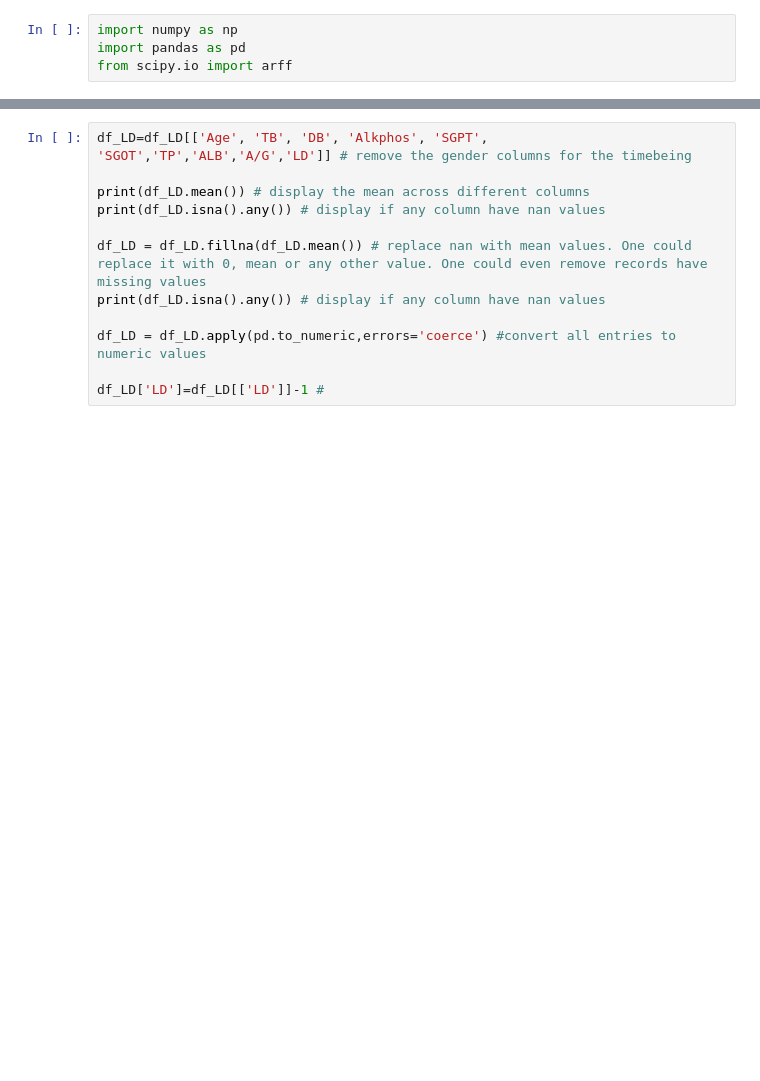
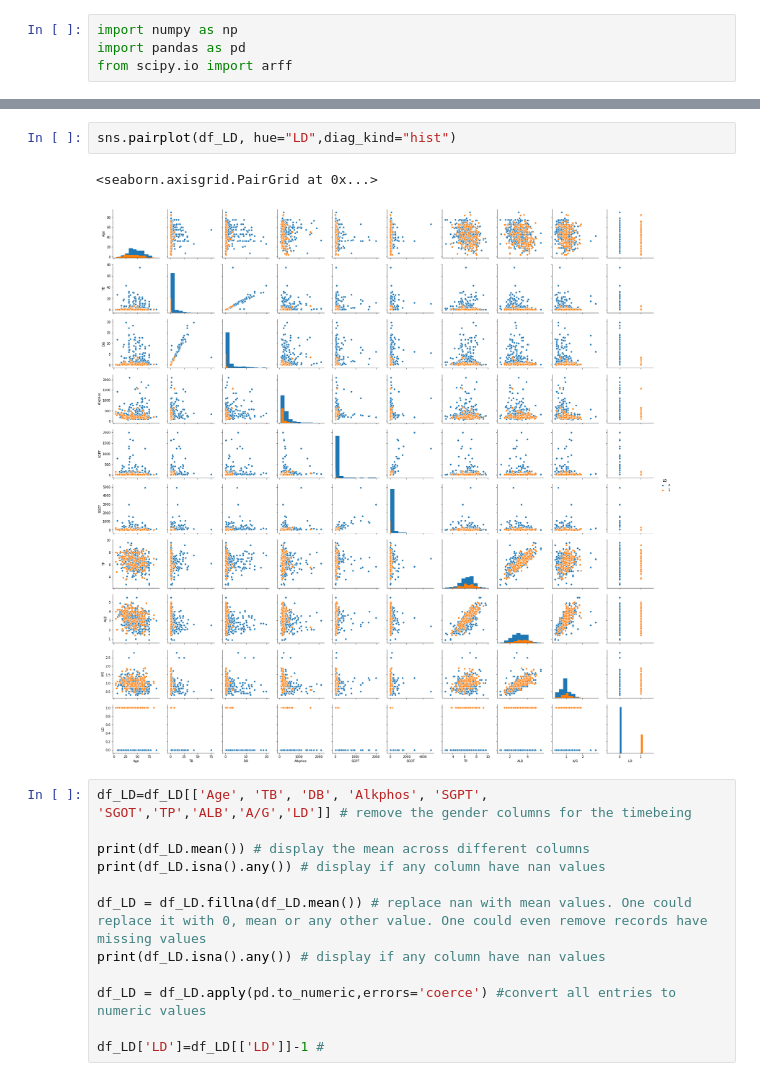
Before and after one commit to nidhin-koshy/Notebooks, a Jupyter notebook: Classification.ipynb, the cells around one changed output, grey strips where cells are left out. Drawn from its saved outputs; the diff is of its cells as text; blank space fills up the shorter version.

```diff
--- a/Classification.ipynb
+++ b/Classification.ipynb
@@ -271,3 +454,8 @@ max     90.000000   75.000000   19.700000  ...    5.500000    2.800000    2.0000
+# %%
+sns.pairplot(df_LD, hue="LD",diag_kind="hist")
+# %% [output]
+<seaborn.axisgrid.PairGrid at 0x...>
+[figure, added]
 # %%
 df_LD=df_LD[['Age', 'TB', 'DB', 'Alkphos', 'SGPT', 'SGOT','TP','ALB','A/G','LD']] # remove the gender columns for the timebeing
 
```
Also changed, not shown: parts of 28 cells of this notebook.
